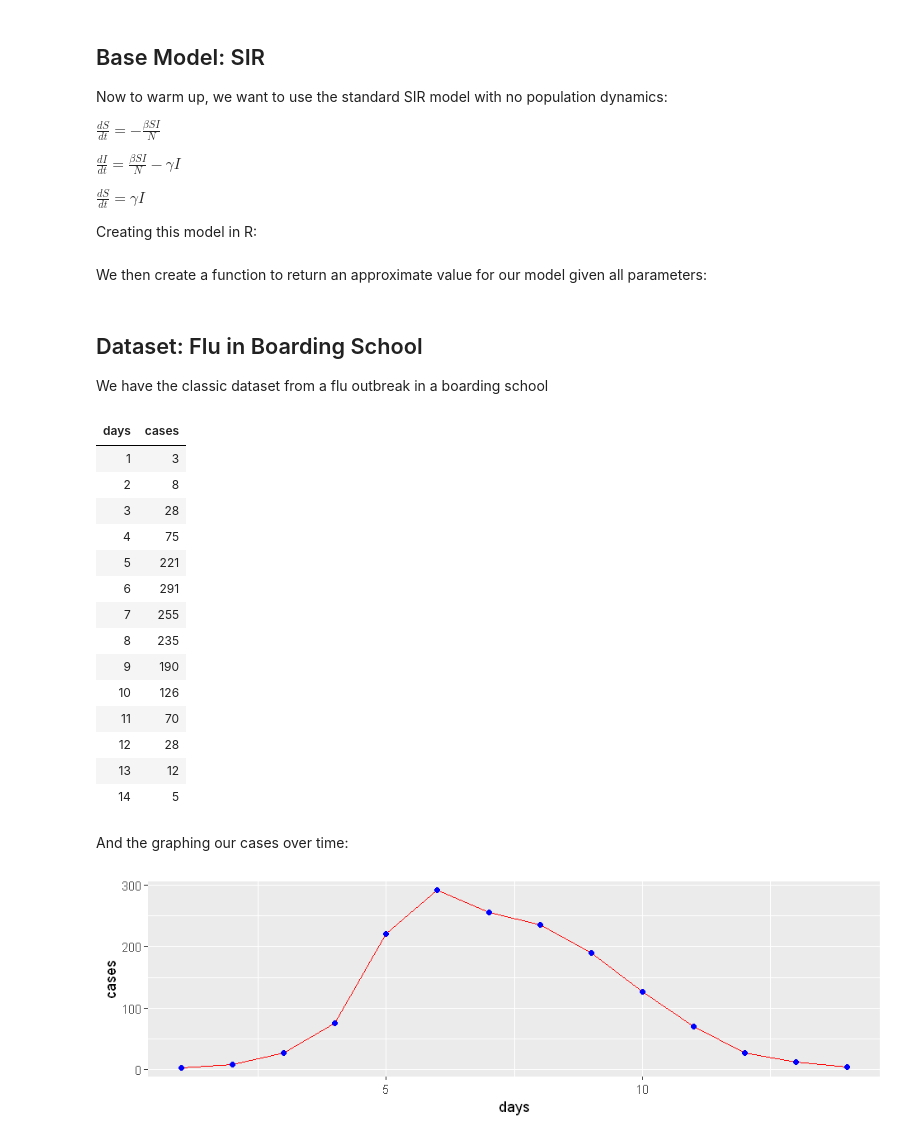
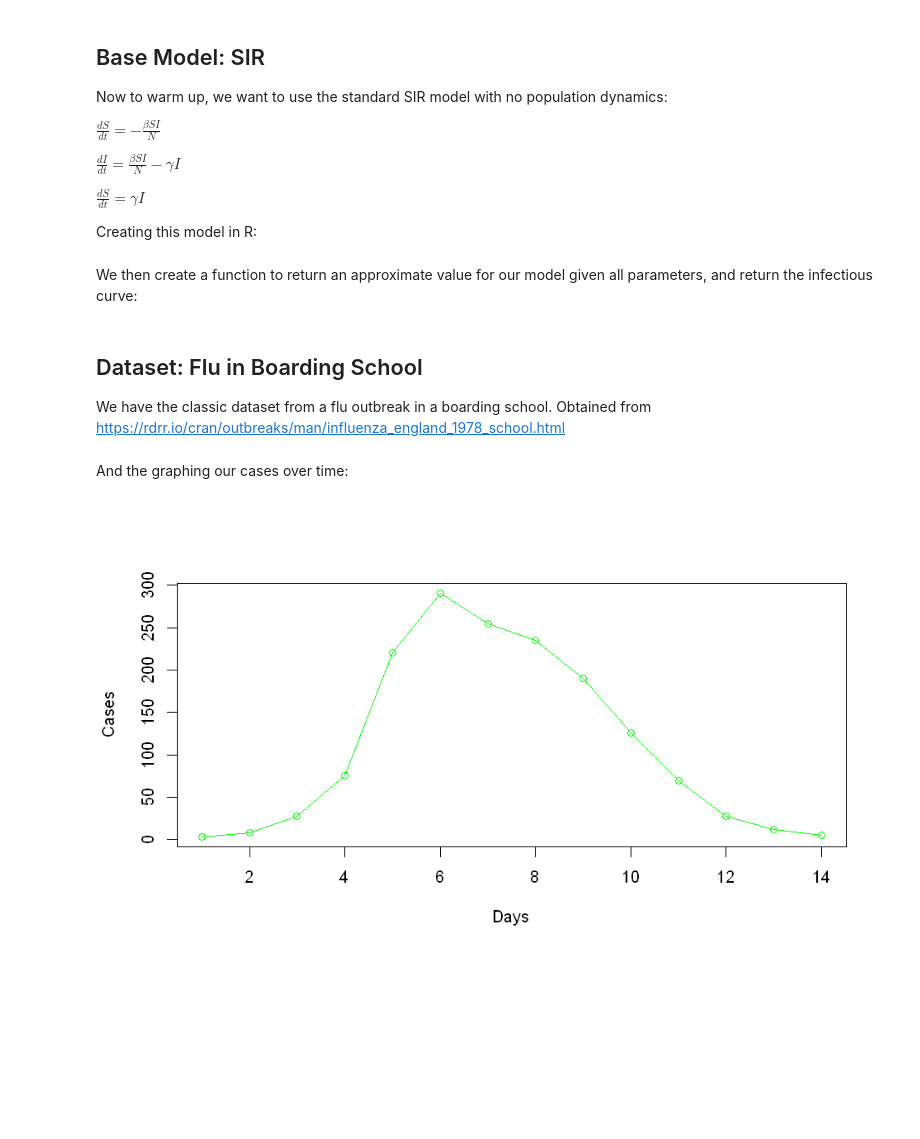
Before and after one commit to joely-w/ProjectWriteup, a Jupyter notebook: Stochastic model.ipynb, the cells around one changed output. Saved outputs shown, nothing was run; the diff lists cells and outputs as text; code cells hidden in the pictures; blank space fills up the shorter version.

```diff
--- a/Stochastic model.ipynb
+++ b/Stochastic model.ipynb
@@ -27,5 +29,5 @@ SIR <- function(t, state, pars) {
   })
 }
 # %% [markdown]
-We then create a function to return an approximate value for our model given all parameters:
+We then create a function to return an approximate value for our model given all parameters, and return the infectious curve:
 # %%
@@ -37,33 +38,19 @@ prediction <- function (params, times) {
 }
 # %% [markdown]
 ## Dataset: Flu in Boarding School
-We have the classic dataset from a flu outbreak in a boarding school
+We have the classic dataset from a flu outbreak in a boarding school. Obtained from https://rdrr.io/cran/outbreaks/man/influenza_england_1978_school.html
 # %%
-df <- data.frame(read.csv('BoardingSchoolFlu.csv'))
-df
+df <- data.frame(read.csv('BoardingSchoolFlu.csv', header=TRUE))
+N = 763
+S0 = N - df$days[1]
+I0 = df$days[1]
+R0 = 0
-# %% [output]
-| days | cases |
-| 1 | 3 |
-| 2 | 8 |
-| 3 | 28 |
-| 4 | 75 |
-| 5 | 221 |
-| 6 | 291 |
-| 7 | 255 |
-| 8 | 235 |
-| 9 | 190 |
-| 10 | 126 |
-| 11 | 70 |
-| 12 | 28 |
-| 13 | 12 |
-| 14 | 5 |
 # %% [markdown]
 And the graphing our cases over time:
 # %%
-ggplot(data=df, aes(x=days, y=cases))+
-  geom_line(linetype = "solid", color='red')+
-  geom_point(color='blue')
+plot(df$days, df$cases, xlab='Days', ylab='Cases', col='green')
+lines(df$days, df$cases,col='green')
 # %% [output]
-[figure, old version]
+[figure, new version]
 # %% [markdown]
 ## Parameter Estimation: MLE's using Normal Distribution
```
Also changed, not shown: parts of 14 cells of this notebook.
